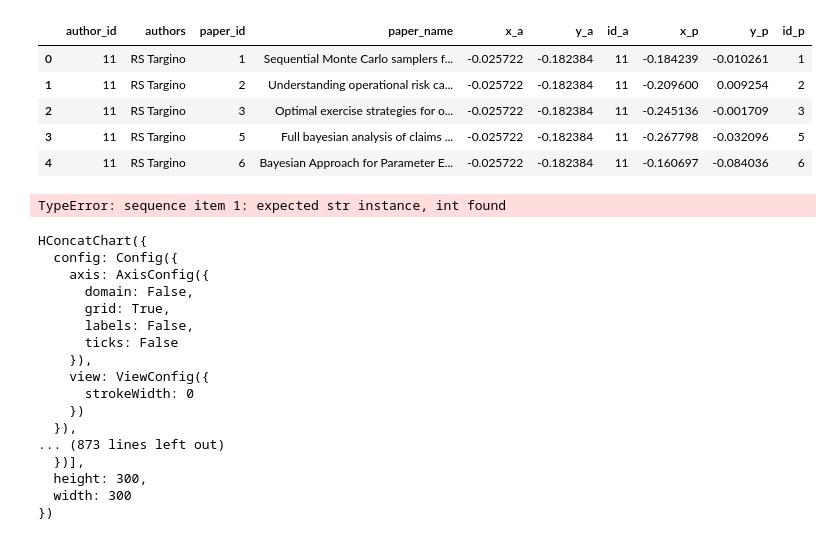
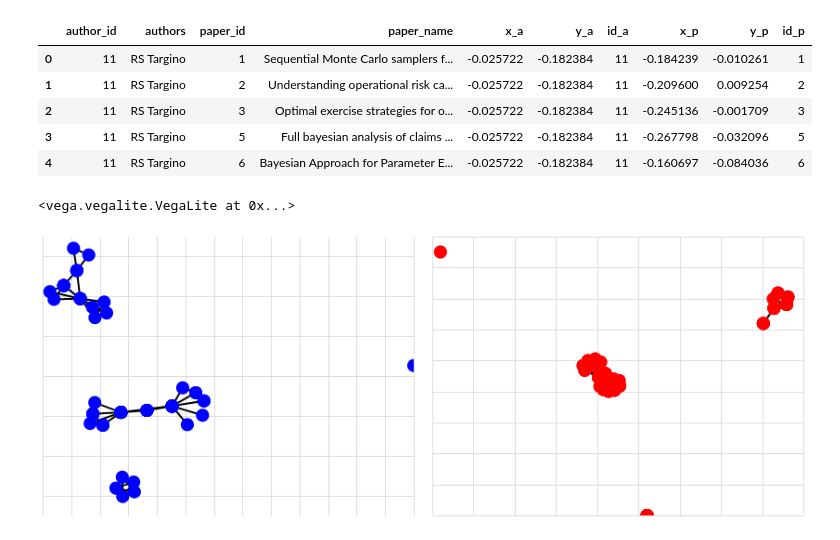
Before and after one commit to davibarreira/FDS-Homeworks, a Jupyter notebook: Criando_Redes.ipynb, the cells around one changed output. Cells and saved outputs as stored; diff of their text form; code cells hidden in the pictures.

```diff
--- a/Criando_Redes.ipynb
+++ b/Criando_Redes.ipynb
@@ -197,28 +197,13 @@ chart_ep = alt.Chart(graf_egdes_papers).mark_line().encode(
 
 chart = chart_ea + chart_na | chart_ep + chart_np_background + chart_np
 
-chart.configure_axis(
-
+chart = chart.configure_axis(
     ticks=False,
     grid=True,
     domain=False,
-    labels=False).configure_view(strokeWidth=0).properties(height=300,width=300)
+    labels=False).configure_view(strokeWidth=0)
-# %% [output]
-TypeError: sequence item 1: expected str instance, int found
-HConcatChart({
-  config: Config({
-    axis: AxisConfig({
-      domain: False,
-      grid: True,
-      labels: False,
-      ticks: False
-    }),
-    view: ViewConfig({
-      strokeWidth: 0
-    })
-  }),
-... (873 lines left out)
-  })],
-  height: 300,
-  width: 300
-})
+# %%
+chart
+# %% [output]
+<vega.vegalite.VegaLite at 0x...>
+[figure, added]
```
Also changed, not shown: parts of 2 cells of this notebook, 8 other files.
